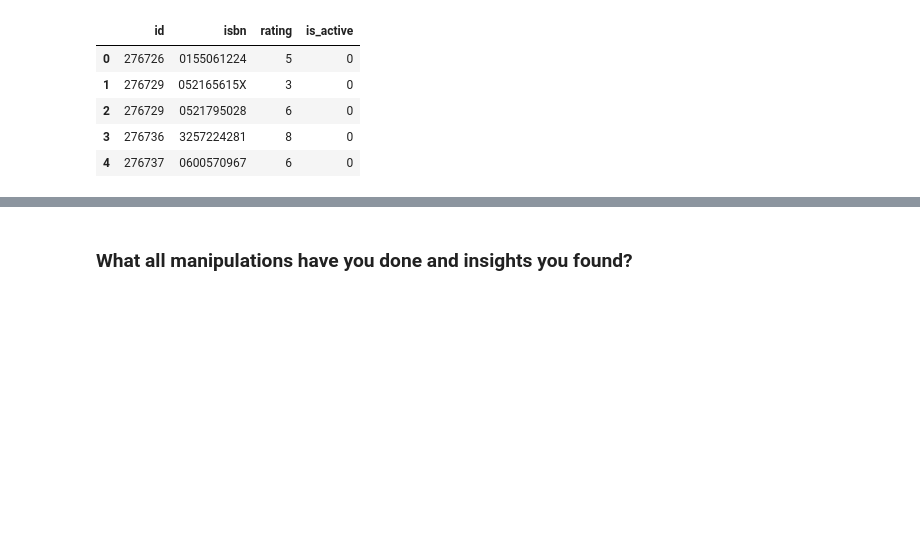
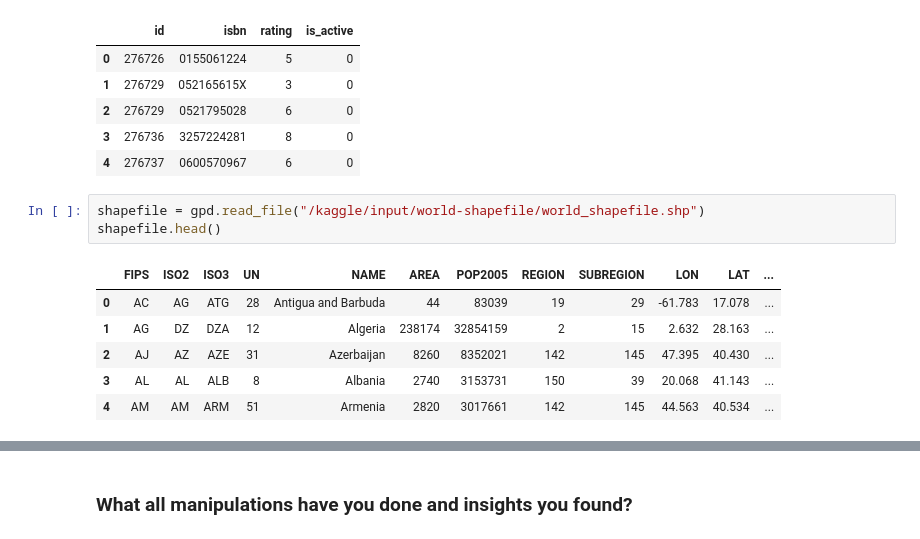
Before and after one commit to bisht-deepak/Capstone-Project-Recommendation-System, a Jupyter notebook: unsupervised-learning-book-recommendation-system.ipynb, the cells around one changed output, grey strips where cells are left out. Drawn from its saved outputs; the diff is of its cells as text; blank space fills up the shorter version.

Commit message:
Kaggle Notebook | Unsupervised Learning- Book Recommendation System | Version 5

```diff
--- a/unsupervised-learning-book-recommendation-system.ipynb
+++ b/unsupervised-learning-book-recommendation-system.ipynb
@@ -426,3 +421,13 @@ tweaked_ratings_df.head()
 | 2 | 276729 | 0521795028 | 6 | 0 |
 | 3 | 276736 | 3257224281 | 8 | 0 |
 | 4 | 276737 | 0600570967 | 6 | 0 |
+# %%
+shapefile = gpd.read_file("/kaggle/input/world-shapefile/world_shapefile.shp")
+shapefile.head()
+# %% [output]
+|  | FIPS | ISO2 | ISO3 | UN | NAME | AREA | POP2005 | REGION | SUBREGION | LON | LAT | ... |
+| 0 | AC | AG | ATG | 28 | Antigua and Barbuda | 44 | 83039 | 19 | 29 | -61.783 | 17.078 | ... |
+| 1 | AG | DZ | DZA | 12 | Algeria | 238174 | 32854159 | 2 | 15 | 2.632 | 28.163 | ... |
+| 2 | AJ | AZ | AZE | 31 | Azerbaijan | 8260 | 8352021 | 142 | 145 | 47.395 | 40.430 | ... |
+| 3 | AL | AL | ALB | 8 | Albania | 2740 | 3153731 | 150 | 39 | 20.068 | 41.143 | ... |
+| 4 | AM | AM | ARM | 51 | Armenia | 2820 | 3017661 | 142 | 145 | 44.563 | 40.534 | ... |
```
Also changed, not shown: parts of 60 cells of this notebook.
